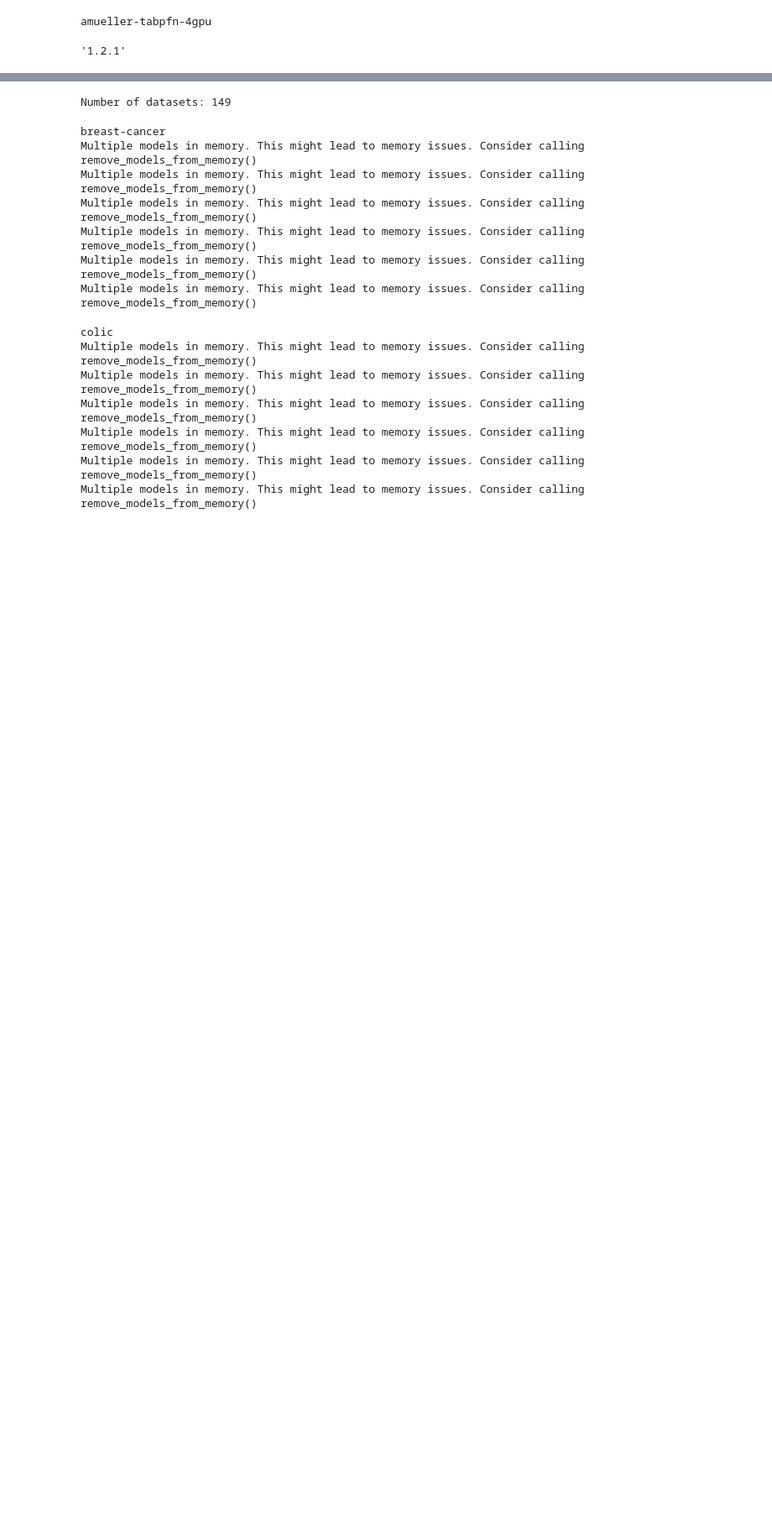
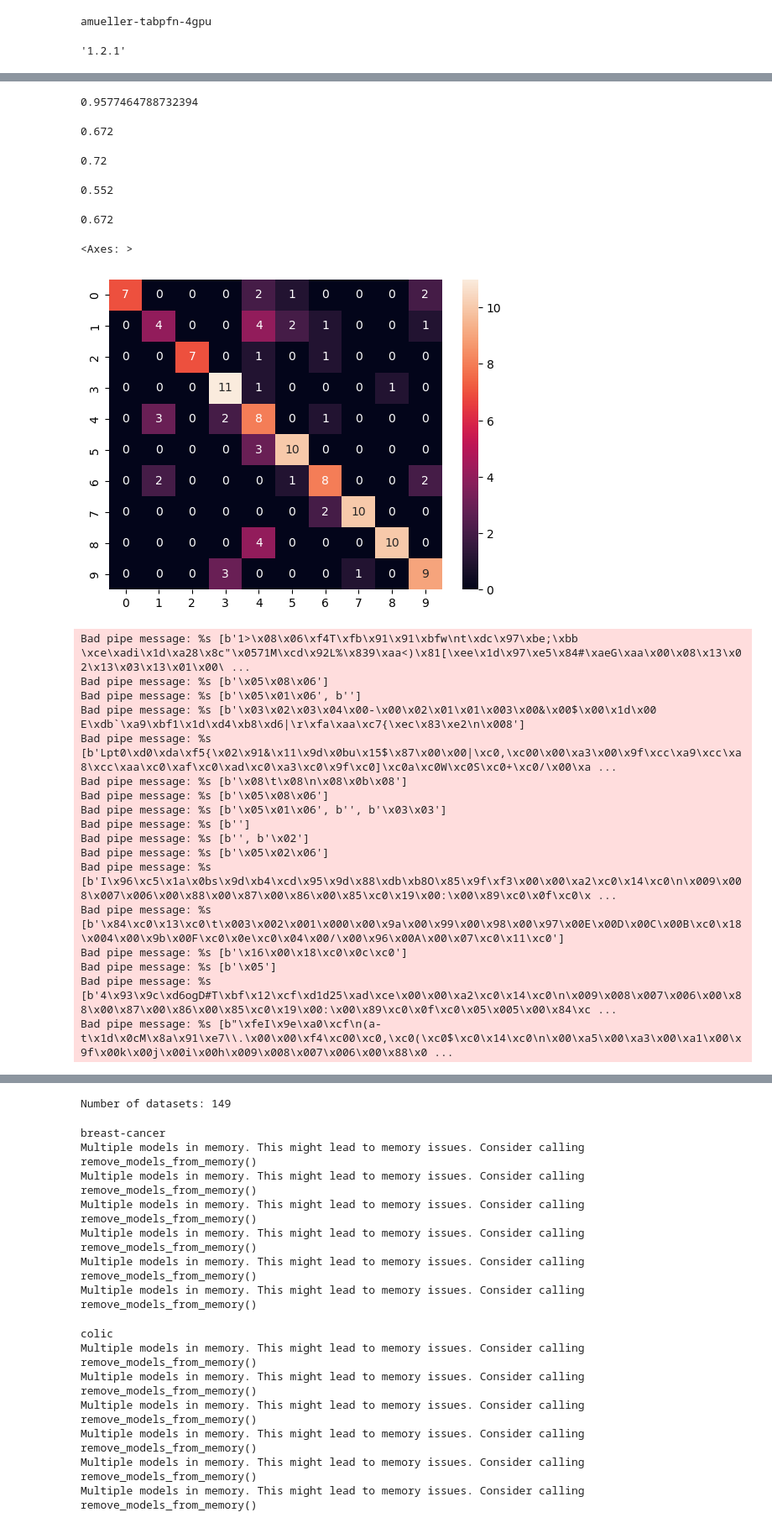
Before and after one commit to microsoft/ticl, a Jupyter notebook: tabpfn/neural_net_comparison_distillation.ipynb, the cells around one changed output, grey strips where cells are left out. Shown at 84% size. Cells and saved outputs as stored; diff of their text form; code cells hidden in the pictures; blank space fills up the shorter version.

```diff
--- a/tabpfn/neural_net_comparison_distillation.ipynb
+++ b/tabpfn/neural_net_comparison_distillation.ipynb
@@ -28,0 +471,47 @@ TorchMLP(n_epochs=100).fit(X_train, y_train).score(X_test, y_test)
+# %%
+ForwardMLPModel4(label_offset=0, path=path_new_big).fit(X_train, y_train).score(X_test, y_test)
+# %% [output]
+0.9577464788732394
+# %%
+path = "models_diff/prior_diff_real_checkpoint_output_attention_nlayer6_mlp_emsize_512_multiclass_04_17_2023_23_11_02_n_0_epoch_92.cpkt"
+
+vc_mlp_new = VotingClassifier([(str(i), ForwardMLPModel3(label_offset=i, path=path)) for i in range(len(np.unique(y_train)))])
+vc_mlp.fit(X_train, y_train).score(X_test, y_test)
+# %% [output]
+0.672
+# %%
+vc.fit(X_train, y_train).score(X_test, y_test)
+# %% [output]
+0.72
+# %%
+fl2 = ForwardLinearModel2()
+fl2.fit(X_train, y_train).score(X_test, y_test)
+# %% [output]
+0.552
+# %%
+fl2 = ForwardLinearModel2(permute_labels=True)
+fl2.fit(X_train, y_train).score(X_test, y_test)
+# %% [output]
+0.672
+# %%
+sns.heatmap(confusion_matrix(y_test, vc_mlp.predict(X_test)), annot=True)
+# %% [output]
+<Axes: >
+[figure, added]
+Bad pipe message: %s [b'1>\x08\x06\xf4T\xfb\x91\x91\xbfw\nt\xdc\x97\xbe;\xbb \xce\xadi\x1d\xa28\x8c"\x0571M\xcd\x92L%\x839\xaa<)\x81[\xee\x1d\x97\xe5\x84#\xaeG\xaa\x00\x08\x13\x02\x13\x03\x13\x01\x00\ ...
+Bad pipe message: %s [b'\x05\x08\x06']
+Bad pipe message: %s [b'\x05\x01\x06', b'']
+Bad pipe message: %s [b'\x03\x02\x03\x04\x00-\x00\x02\x01\x01\x003\x00&\x00$\x00\x1d\x00 E\xdb`\xa9\xbf1\x1d\xd4\xb8\xd6|\r\xfa\xaa\xc7{\xec\x83\xe2\n\x008']
+Bad pipe message: %s [b'Lpt0\xd0\xda\xf5{\x02\x91&\x11\x9d\x0bu\x15$\x87\x00\x00|\xc0,\xc00\x00\xa3\x00\x9f\xcc\xa9\xcc\xa8\xcc\xaa\xc0\xaf\xc0\xad\xc0\xa3\xc0\x9f\xc0]\xc0a\xc0W\xc0S\xc0+\xc0/\x00\xa ...
+Bad pipe message: %s [b'\x08\t\x08\n\x08\x0b\x08']
+Bad pipe message: %s [b'\x05\x08\x06']
+Bad pipe message: %s [b'\x05\x01\x06', b'', b'\x03\x03']
+Bad pipe message: %s [b'']
+Bad pipe message: %s [b'', b'\x02']
+Bad pipe message: %s [b'\x05\x02\x06']
+Bad pipe message: %s [b'I\x96\xc5\x1a\x0bs\x9d\xb4\xcd\x95\x9d\x88\xdb\xb8O\x85\x9f\xf3\x00\x00\xa2\xc0\x14\xc0\n\x009\x008\x007\x006\x00\x88\x00\x87\x00\x86\x00\x85\xc0\x19\x00:\x00\x89\xc0\x0f\xc0\x ...
+Bad pipe message: %s [b'\x84\xc0\x13\xc0\t\x003\x002\x001\x000\x00\x9a\x00\x99\x00\x98\x00\x97\x00E\x00D\x00C\x00B\xc0\x18\x004\x00\x9b\x00F\xc0\x0e\xc0\x04\x00/\x00\x96\x00A\x00\x07\xc0\x11\xc0']
+Bad pipe message: %s [b'\x16\x00\x18\xc0\x0c\xc0']
+Bad pipe message: %s [b'\x05']
+Bad pipe message: %s [b'4\x93\x9c\xd6ogD#T\xbf\x12\xcf\xd1d25\xad\xce\x00\x00\xa2\xc0\x14\xc0\n\x009\x008\x007\x006\x00\x88\x00\x87\x00\x86\x00\x85\xc0\x19\x00:\x00\x89\xc0\x0f\xc0\x05\x005\x00\x84\xc ...
+Bad pipe message: %s [b"\xfeI\x9e\xa0\xcf\n(a-t\x1d\x0cM\x8a\x91\xe7\\.\x00\x00\xf4\xc00\xc0,\xc0(\xc0$\xc0\x14\xc0\n\x00\xa5\x00\xa3\x00\xa1\x00\x9f\x00k\x00j\x00i\x00h\x009\x008\x007\x006\x00\x88\x0 ...
```
Also changed, not shown: parts of 104 cells of this notebook, 5 other files.
